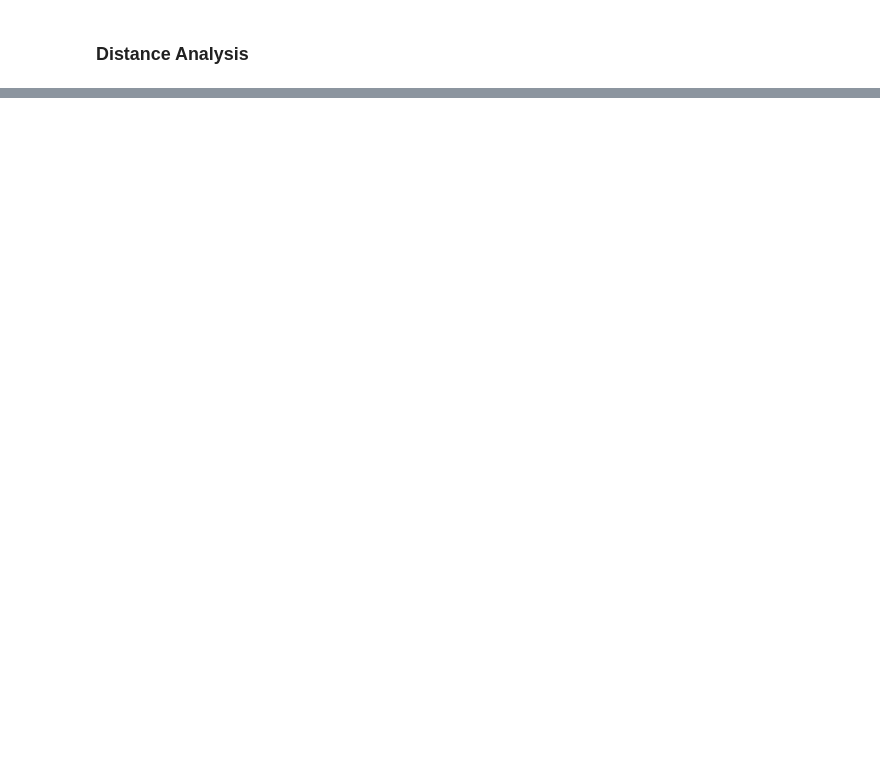
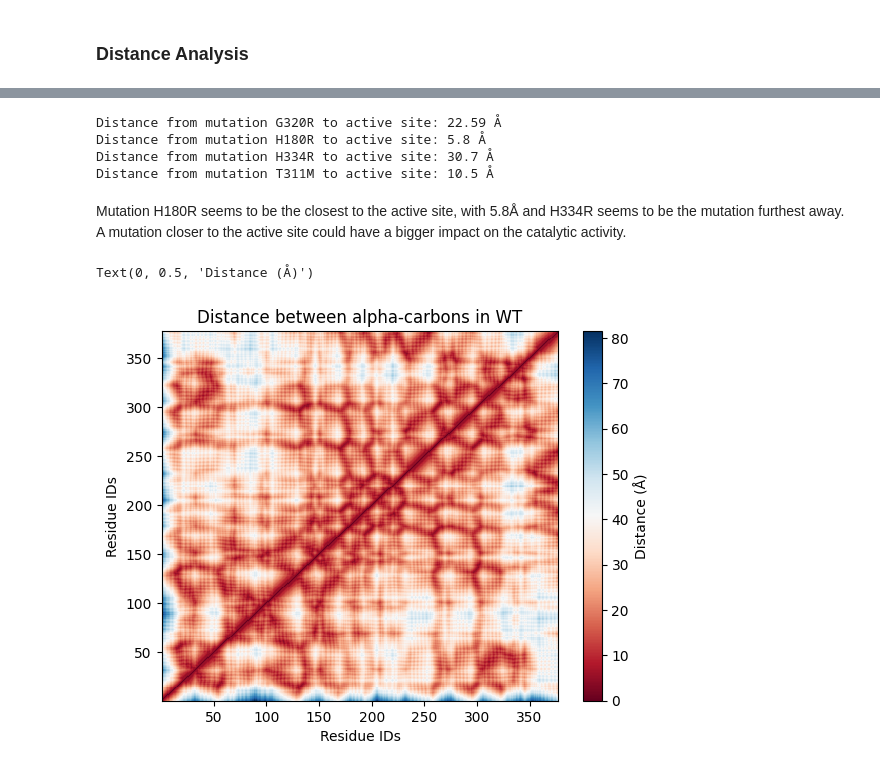
Before and after one commit to YamilaTimmer/molecular-dynamics-HDAC8, a Jupyter notebook: molecular-dynamics-HDAC8.ipynb, the cells around one changed output, grey strips where cells are left out. Cells and saved outputs as stored; diff of their text form; code cells hidden in the pictures; blank space fills up the shorter version.

Commit message:
Added dist analysis with delta diff between WT and mutant and did some additional organizing of previous code/text

```diff
--- a/molecular-dynamics-HDAC8.ipynb
+++ b/molecular-dynamics-HDAC8.ipynb
@@ -38,3 +44,25 @@ associated with CdLS5, a subtype of CdLS.
+# %%
+# Create universe objects
+# ------ General objects, with PDB + complete, 250ns trajectory
+WT = mda.Universe("../variants/WT-2-ion.pdb", "../variants/WT-2-ion.xtc")
+G320R = mda.Universe("../variants/G320R-1-ion.pdb", "../variants/G320R-1-ion.xtc")
+H180R = mda.Universe("../variants/H180R-2-ion.pdb", "../variants/H180R-2-ion.xtc")
+H334R = mda.Universe("../variants/H334R-1-ion.pdb", "../variants/H334R-1-ion.xtc")
+T311M = mda.Universe("../variants/T311M-1-ion.pdb", "../variants/T311M-1-ion.xtc")
+
+# ------ Cropped objects, with PDB containing an avg "snapshot" of final 50ns of trajectory
+WT_avg = mda.Universe("../variants/WT-2-last-50ns-avg.pdb")
+G320R_avg = mda.Universe("../variants/G320R-1-last-50ns-avg.pdb")
+H180R_avg = mda.Universe("../variants/H180R-2-last-50ns-avg.pdb")
+H334R_avg = mda.Universe("../variants/H334R-1-last-50ns-avg.pdb")
+T311M_avg = mda.Universe("../variants/T311M-1-last-50ns-avg.pdb")
+
+# ----- Objects used for determining secondary structure -------
+WT_secondary = mda.Universe("../variants/WT-2-ion.tpr", "../variants/WT-2-ion.xtc")
+G320R_secondary = mda.Universe("../variants/G320R-1-ion.tpr", "../variants/G320R-1-ion.xtc")
+H180R_secondary = mda.Universe("../variants/H180R-2-ion.tpr", "../variants/H180R-2-ion.xtc")
+H334R_secondary = mda.Universe("../variants/H334R-1-ion.tpr", "../variants/H334R-1-ion.xtc")
+T311M_secondary = mda.Universe("../variants/T311M-1-ion.tpr", "../variants/T311M-1-ion.xtc")
 # %% [markdown]
 ## Comparing alphafold variants (and maybe known PDB's)
 
@@ -254,0 +264,56 @@ G320R - active site dist = 21.7 a
+# %%
+# Calculate dist from mutation to active site (Zn2+)
+distances.distance_array
+
+def dist_from_active_site(mutant, resid):
+    zn = mutant.select_atoms("resid 378 and name ZN")
+    site = mutant.select_atoms(resid)
+
+
+    com1 = zn.center_of_mass()
+    com2 = site.center_of_mass()
+    dist = np.linalg.norm(com1-com2)
+
+    return dist
+
+mutant_dict = \
+    { G320R_avg: ("G320R", "resid 320"),
+      H180R_avg: ("H180R", "resid 180"),
+      H334R_avg: ("H334R", "resid 334"),
+      T311M_avg: ("T311M", "resid 311"),
+      }
+
+for mutant, (name, resid) in mutant_dict.items():
+    dist = dist_from_active_site(mutant, resid)
+    print(f"Distance from mutation {name} to active site: {round(dist, 2)}Å")
+# %% [output]
+Distance from mutation G320R to active site: 22.59 Å
+Distance from mutation H180R to active site: 5.8 Å
+Distance from mutation H334R to active site: 30.7 Å
+Distance from mutation T311M to active site: 10.5 Å
+# %% [markdown]
+Mutation H180R seems to be the closest to the active site, with 5.8Å and H334R seems to be the mutation furthest away. A mutation closer to the active site could have a bigger impact on the catalytic activity.
+# %%
+ca = WT.select_atoms('name CA')
+n_ca = len(ca)
+
+self_distances = distances.self_distance_array(ca.positions)
+sq_dist_arr_WT = np.zeros((n_ca, n_ca))
+triu = np.triu_indices_from(sq_dist_arr_WT, k=1)
+sq_dist_arr_WT[triu] = self_distances
+sq_dist_arr_WT.T[triu] = self_distances
+
+fig, ax = plt.subplots()
+im = ax.pcolor(ca.resids, ca.resids, sq_dist_arr_WT)
+
+# add figure labels and titles
+plt.ylabel('Residue IDs')
+plt.xlabel('Residue IDs')
+plt.title('Distance between alpha-carbons in WT')
+
+# colorbar
+cbar = fig.colorbar(im)
+cbar.ax.set_ylabel('Distance (Å)')
+# %% [output]
+Text(0, 0.5, 'Distance (Å)')
+[figure, added]
```
Also changed, not shown: parts of 35 cells of this notebook.
